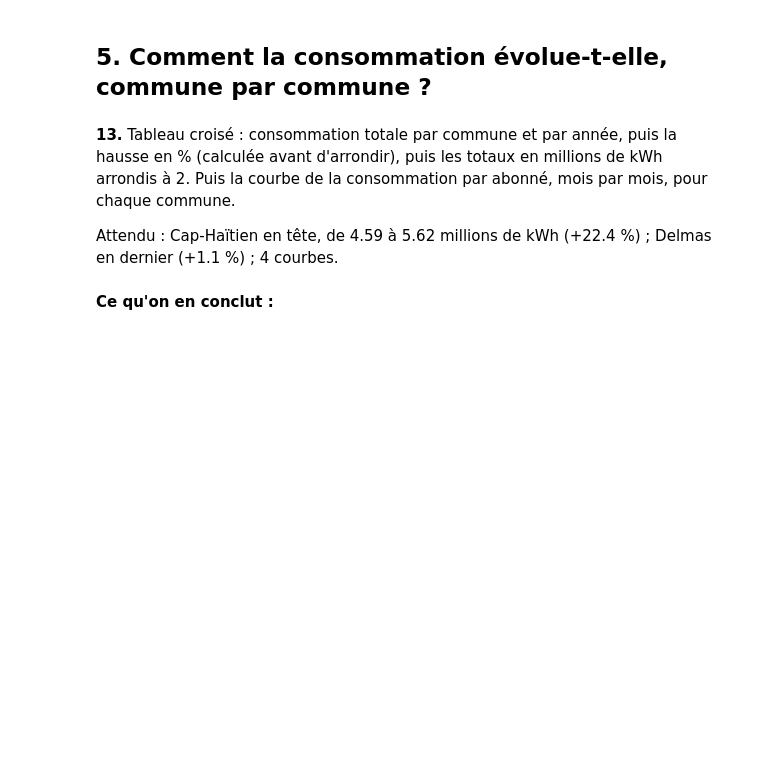
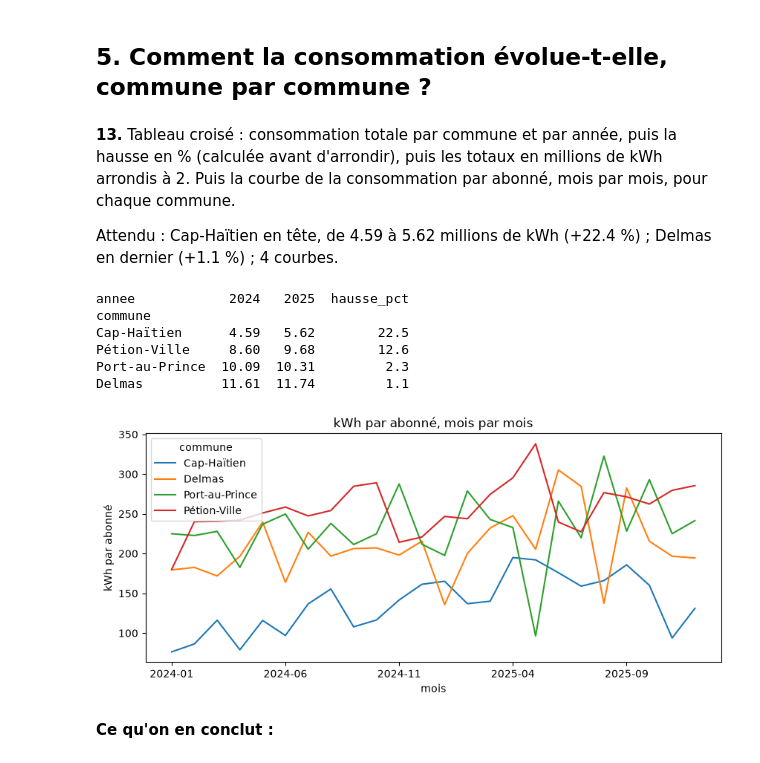
Before and after one commit to nemylins-jpg/exercice-electricite, a Jupyter notebook: exploration.ipynb, the cells around one changed output. Drawn from its saved outputs; the diff is of its cells as text; code cells hidden in the pictures; blank space fills up the shorter version.

```diff
--- a/exploration.ipynb
+++ b/exploration.ipynb
@@ -230,6 +255,26 @@ Attendu : Commercial 393.2, Résidentiel 117.4 ; en tête : Centre-ville (468.7)
 **13.** Tableau croisé : consommation totale par commune et par année, puis la hausse en % (calculée avant d'arrondir), puis les totaux en millions de kWh arrondis à 2. Puis la courbe de la consommation par abonné, mois par mois, pour chaque commune.
 
 Attendu : Cap-Haïtien en tête, de 4.59 à 5.62 millions de kWh (+22.4 %) ; Delmas en dernier (+1.1 %) ; 4 courbes.
+# %%
+tab = df.pivot_table(index="commune", columns="annee", values="kwh", aggfunc="sum")
+tab["hausse_pct"] = (tab[2025] / tab[2024] - 1) * 100   # avant arrondi
+tab = tab.sort_values("hausse_pct", ascending=False)
+tab[[2024, 2025]] = (tab[[2024, 2025]] / 1e6).round(2)
+tab["hausse_pct"] = tab["hausse_pct"].round(1)
+print(tab)
+
+par_mois = df.groupby(["mois", "commune"])["kwh_par_abonne"].mean().unstack()
+par_mois.plot(figsize=(10, 4), title="kWh par abonné, mois par mois")
+plt.ylabel("kWh par abonné")
+plt.show()
+# %% [output]
+annee            2024   2025  hausse_pct
+commune
+Cap-Haïtien      4.59   5.62        22.5
+Pétion-Ville     8.60   9.68        12.6
+Port-au-Prince  10.09  10.31         2.3
+Delmas          11.61  11.74         1.1
+[figure, added]
 # %% [markdown]
 **Ce qu'on en conclut :**
 # %% [markdown]
```
Also changed, not shown: parts of 5 cells of this notebook.
